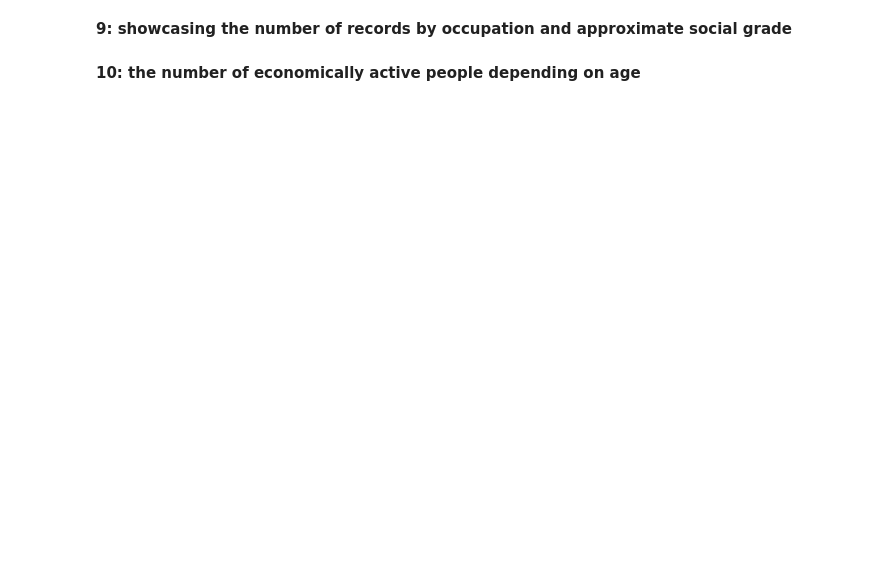
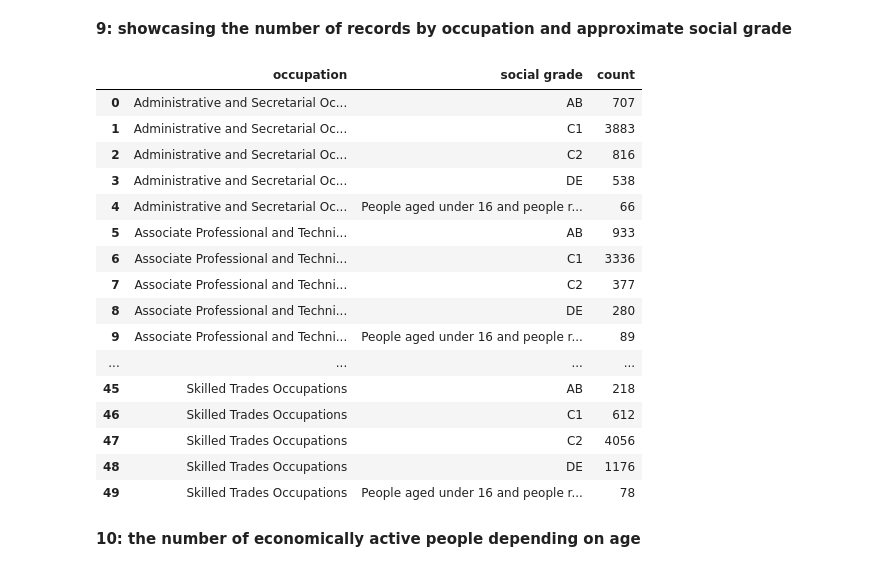
Before and after one commit to Weltschmerz7/CS5002_P3, a Jupyter notebook: notebooks/CS5002_P3_200013825.ipynb, the cells around one changed output. Drawn from its saved outputs; the diff is of its cells as text; code cells hidden in the pictures; blank space fills up the shorter version.

```diff
--- a/notebooks/CS5002_P3_200013825.ipynb
+++ b/notebooks/CS5002_P3_200013825.ipynb
@@ -150,4 +238,27 @@ results_df_8
 # %% [markdown]
 **9: showcasing the number of records by occupation and approximate social grade**
+# %%
+Q9_dict = resutlts_dict['occupation_by_social_grade']
+#transform the dictionary to dataframe for better readability
+results_df_9 = dict_to_df(Q9_dict, col_names = ['occupation','social grade','count'])
+results_df_9
+# %% [output]
+|  | occupation | social grade | count |
+| 0 | Administrative and Secretarial Oc... | AB | 707 |
+| 1 | Administrative and Secretarial Oc... | C1 | 3883 |
+| 2 | Administrative and Secretarial Oc... | C2 | 816 |
+| 3 | Administrative and Secretarial Oc... | DE | 538 |
+| 4 | Administrative and Secretarial Oc... | People aged under 16 and people r... | 66 |
+| 5 | Associate Professional and Techni... | AB | 933 |
+| 6 | Associate Professional and Techni... | C1 | 3336 |
+| 7 | Associate Professional and Techni... | C2 | 377 |
+| 8 | Associate Professional and Techni... | DE | 280 |
+| 9 | Associate Professional and Techni... | People aged under 16 and people r... | 89 |
+| ... | ... | ... | ... |
+| 45 | Skilled Trades Occupations | AB | 218 |
+| 46 | Skilled Trades Occupations | C1 | 612 |
+| 47 | Skilled Trades Occupations | C2 | 4056 |
+| 48 | Skilled Trades Occupations | DE | 1176 |
+| 49 | Skilled Trades Occupations | People aged under 16 and people r... | 78 |
 # %% [markdown]
 **10: the number of economically active people depending on age**
```
Also changed, not shown: parts of 13 cells of this notebook, 3 other files.
